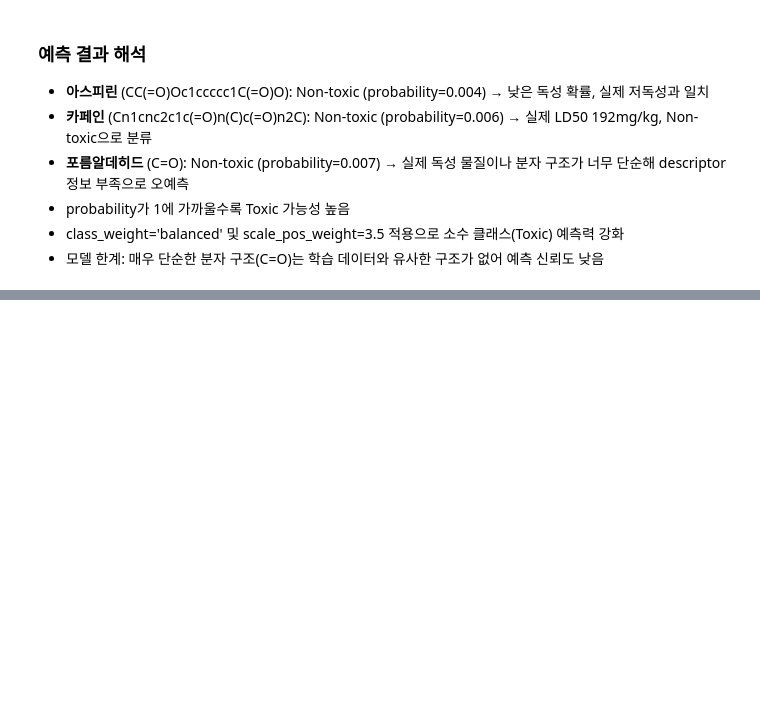
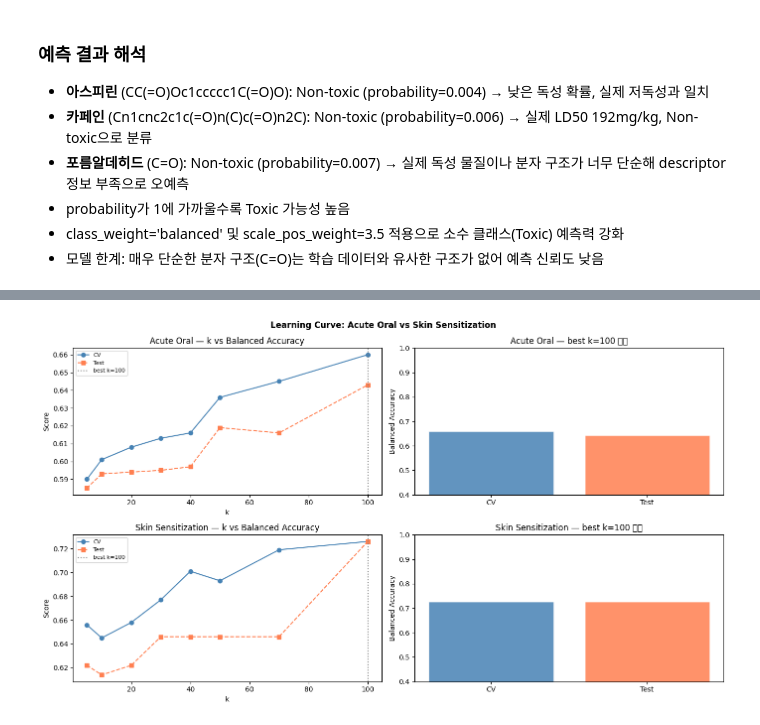
Before and after one commit to yunseong-cho-git/ML_2026, a Jupyter notebook: 머신러닝_20230085_조윤성_template2_ml_model_pipeline.ipynb, the cells around one changed output, grey strips where cells are left out. Drawn from its saved outputs; the diff is of its cells as text; code cells hidden in the pictures; blank space fills up the shorter version.

```diff
--- a/머신러닝_20230085_조윤성_template2_ml_model_pipeline.ipynb
+++ b/머신러닝_20230085_조윤성_template2_ml_model_pipeline.ipynb
@@ -732,0 +859,10 @@ Cn1cnc2c1c(=O)n(C)c(=O)n2C  Non-toxic        0.006
+# %%
+X_ao, y_ao = prepare_data(df_ao)
+X_train_ao, X_test_ao, y_train_ao, y_test_ao, \
+X_train_ao_sc, X_test_ao_sc, scaler_ao = split_and_scale(X_ao, y_ao)
+
+print('=== Acute Oral ===')
+print(f'X shape: {X_ao.shape}')
+print(f'Train: {len(X_train_ao)}  Test: {len(X_test_ao)}')
+print(f'Train Toxic 비율: {y_train_ao.mean():.1%}')
+print(f'Test  Toxic 비율: {y_test_ao.mean():.1%}')
@@ -732,0 +875,10 @@ Cn1cnc2c1c(=O)n(C)c(=O)n2C  Non-toxic        0.006
+# %%
+X_ss, y_ss = prepare_data(df_ss)
+X_train_ss, X_test_ss, y_train_ss, y_test_ss, \
+X_train_ss_sc, X_test_ss_sc, scaler_ss = split_and_scale(X_ss, y_ss)
+
+print('=== Skin Sensitization ===')
+print(f'X shape: {X_ss.shape}')
+print(f'Train: {len(X_train_ss)}  Test: {len(X_test_ss)}')
+print(f'Train Sensitizer 비율: {y_train_ss.mean():.1%}')
+print(f'Test  Sensitizer 비율: {y_test_ss.mean():.1%}')
@@ -732,0 +939,30 @@ Cn1cnc2c1c(=O)n(C)c(=O)n2C  Non-toxic        0.006
+# %%
+fig, axes = plt.subplots(2, 2, figsize=(14, 8))
+
+for row, (k_df, best_k, title) in enumerate([
+    (k_df_ao, best_k_ao, 'Acute Oral'),
+    (k_df_ss, best_k_ss, 'Skin Sensitization')
+]):
+    for col, (cv_col, test_col, metric) in enumerate([
+        ('cv_bal',  'test_bal',  'Balanced Accuracy'),
+    ]):
+        ax = axes[row][0]
+        ax.plot(k_df['k'], k_df['cv_bal'],  marker='o', color='steelblue', label='CV')
+        ax.plot(k_df['k'], k_df['test_bal'], marker='s', color='coral', linestyle='--', label='Test')
+        ax.axvline(best_k, color='gray', linestyle=':', label=f'best k={best_k}')
+        ax.set(title=f'{title} — k vs Balanced Accuracy', xlabel='k', ylabel='Score')
+        ax.legend(fontsize=8)
+
+        ax2 = axes[row][1]
+        ax2.bar(['CV', 'Test'],
+                [k_df.loc[k_df['k']==best_k,'cv_bal'].values[0],
+                 k_df.loc[k_df['k']==best_k,'test_bal'].values[0]],
+                color=['steelblue','coral'], edgecolor='white', alpha=0.85)
+        ax2.set(title=f'{title} — best k={best_k} 성능', ylabel='Balanced Accuracy')
+        ax2.set_ylim(0.4, 1.0)
+
+plt.suptitle('Learning Curve: Acute Oral vs Skin Sensitization', fontsize=12, fontweight='bold')
+plt.tight_layout()
+plt.show()
+# %% [output]
+[figure, added]
```
Also changed, not shown: parts of 18 cells of this notebook, 4 other files.
